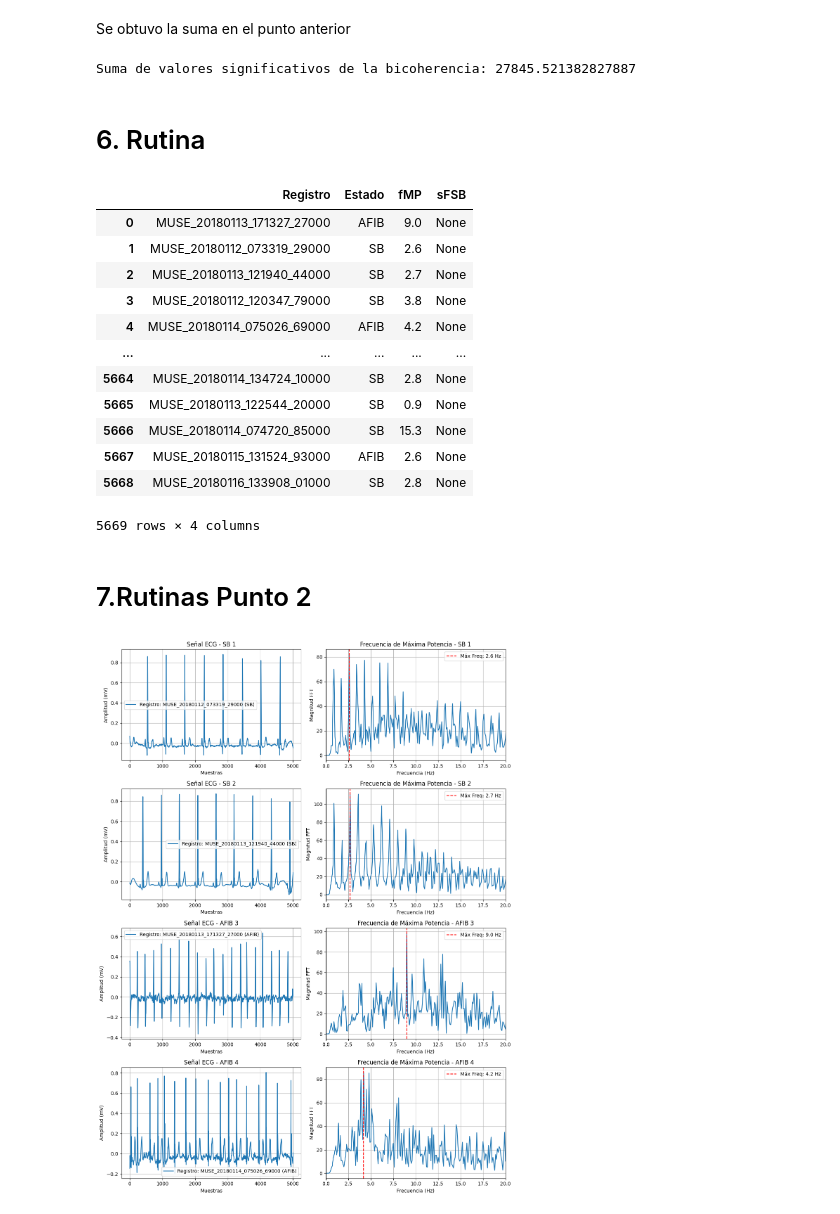
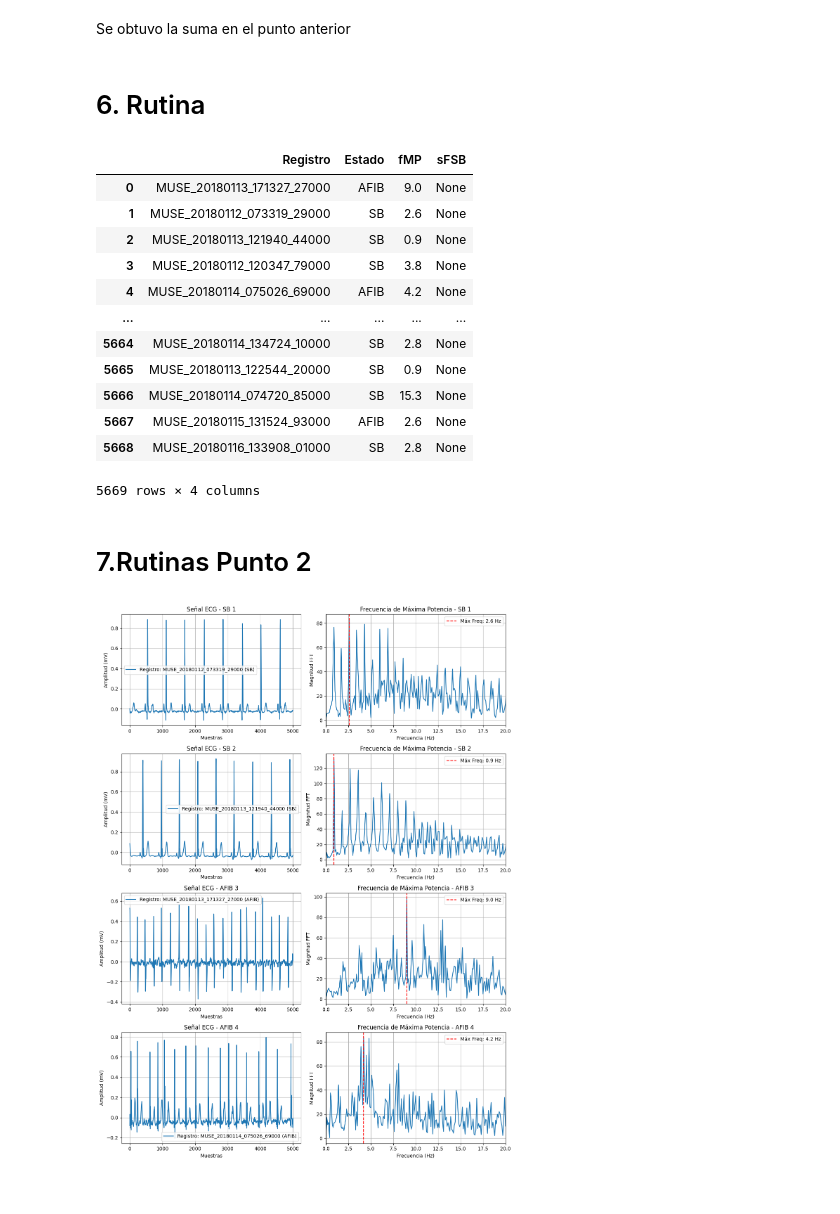
Before and after one commit to juandayo001/Biose-ales_20242, a Jupyter notebook: proyecto2biosenales.ipynb, the cells around one changed output. Cells and saved outputs as stored; diff of their text form; code cells hidden in the pictures.

```diff
--- a/proyecto2biosenales.ipynb
+++ b/proyecto2biosenales.ipynb
@@ -304,7 +304,3 @@ print(resultado)
 # 5. Para la señal sumar el número de frecuencias que son significativas para bicoherencia
 # %% [markdown]
 Se obtuvo la suma en el punto anterior
-# %%
-print("Suma de valores significativos de la bicoherencia:", sFSB)
-# %% [output]
-Suma de valores significativos de la bicoherencia: 27845.521382827887
@@ -311,6 +312,10 @@ Suma de valores significativos de la bicoherencia: 27845.521382827887
 # %% [markdown]
 # 6. Rutina
 # %%
+import numpy as np
+import pandas as pd
+from scipy.signal import detrend
+
 data_to_append = []
 
 # Procesar el DataFrame filtrado
@@ -323,7 +328,7 @@ for index, row in df_filtrado.iterrows():
         signal = ecg_dict[registro]  # Obtener la señal del diccionario
 
         # Aplicar detrending a la señal
-        detrended_signal = detrend(signal, n=15)
+        detrended_signal = detrend(signal)
 
         # Calcular Xmin y Xmax para la compresión
         Xmin = np.min(detrended_signal)
@@ -332,18 +337,26 @@ for index, row in df_filtrado.iterrows():
         # Aplicar compresión
         compressed_signal = compression(detrended_signal, Xmin, Xmax)
 
-        # Aplicar detrending de nuevo (verifica si es necesario)
-        detrended_signal2 = detrend(compressed_signal, n=15)
+        # Aplicar detrending de nuevo
+        detrended_signal2 = detrend(compressed_signal)
 
         # Calcular la frecuencia máxima de potencia
-        fMP_result = MAX_Pot(detrended_signal2, grafico=False)
+        try:
+            fMP_result = MAX_Pot(detrended_signal2, grafico=False)
+            fMP = fMP_result['Máxima frecuencia']
+        except KeyError:
+            print(f"Error: 'Máxima frecuencia' no encontrada para el registro {registro}.")
+            fMP = None
+
+
+        sFSB = None
 
         # Acumular los datos en la lista
         data_to_append.append({
             'Registro': registro,
             'Estado': estado,
-            'fMP': fMP_result['Máxima frecuencia'],  # Usar la clave correcta para fMP
-            'sFSB': None  # Placeholder para sFSB
+            'fMP': fMP,  # Usar la frecuencia máxima de potencia
+            'sFSB': sFSB  # Placeholder para sFSB
         })
     else:
         print(f"El registro {registro} no se encontró en ecg_dict.")
@@ -357,7 +370,7 @@ Data_rutina
 |  | Registro | Estado | fMP | sFSB |
 | 0 | MUSE_20180113_171327_27000 | AFIB | 9.0 | None |
 | 1 | MUSE_20180112_073319_29000 | SB | 2.6 | None |
-| 2 | MUSE_20180113_121940_44000 | SB | 2.7 | None |
+| 2 | MUSE_20180113_121940_44000 | SB | 0.9 | None |
 | 3 | MUSE_20180112_120347_79000 | SB | 3.8 | None |
 | 4 | MUSE_20180114_075026_69000 | AFIB | 4.2 | None |
 | ... | ... | ... | ... | ... |
@@ -373,7 +386,7 @@ Data_rutina
 # Función para aplicar detrend y compresión a una señal
 def process_signal(signal):
     # Aplicar detrending a la señal
-    detrended_signal = detrend(signal, n=15)  # Llama a detrend sin argumentos adicionales
+    detrended_signal = detrend(signal)
 
     # Calcular Xmin y Xmax para la compresión
     Xmin = np.min(detrended_signal)
@@ -383,10 +396,9 @@ def process_signal(signal):
     compressed_signal = compression(detrended_signal, Xmin, Xmax)
 
     # Aplicar detrending de nuevo si es necesario
-    detrended_signal2 = detrend(compressed_signal, n=15)  # Sin argumentos adicionales
+    detrended_signal2 = detrend(compressed_signal)
 
     return detrended_signal2
-
 
 
 # Función para calcular la frecuencia de máxima potencia
@@ -423,31 +435,31 @@ def plot_comparison(df_filtrado_seleccion):
             axes[i, 0].grid(True)
 
             # Calcular la frecuencia de máxima potencia
             fMP = calculate_max_pot(processed_signal)
 
             # Graficar la FFT y la frecuencia de máxima potencia
             freqs = np.fft.fftfreq(len(processed_signal), 1/500)[:len(processed_signal)//2]
             FT = np.abs(np.fft.fft(processed_signal))[:len(processed_signal)//2]
             axes[i, 1].plot(freqs, FT)
             axes[i, 1].axvline(fMP, color='r', linestyle='--', label=f'Máx Freq: {fMP} Hz')
             axes[i, 1].set_xlim([0, 20])
             axes[i, 1].set_title(f'Frecuencia de Máxima Potencia - {estado} {i + 1}')
             axes[i, 1].set_xlabel('Frecuencia (Hz)')
             axes[i, 1].set_ylabel('Magnitud FFT')
             axes[i, 1].legend()
             axes[i, 1].grid(True)
 
     plt.tight_layout()
     plt.show()
 
 # Filtrar el DataFrame por SB y AFIB, seleccionando 2 registros de cada uno
 df_SB = Data_rutina[Data_rutina['Estado'] == 'SB'].head(2)
 df_AFIB = Data_rutina[Data_rutina['Estado'] == 'AFIB'].head(2)
 
 # Concatenar ambos DataFrames filtrados
 df_filtrado_seleccion = pd.concat([df_SB, df_AFIB])
 
 # Llamar a la función para graficar la comparación
 plot_comparison(df_filtrado_seleccion)
 # %% [output]
-[figure, old version]
+[figure, new version]
```
Also changed, not shown: parts of 3 cells of this notebook.
